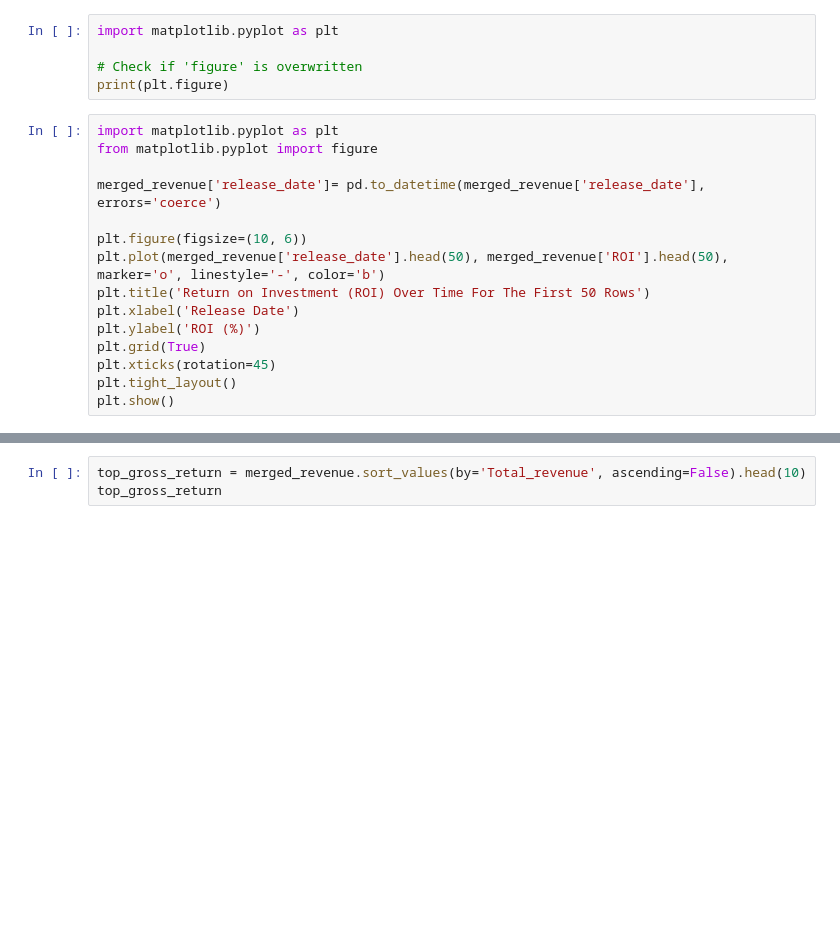
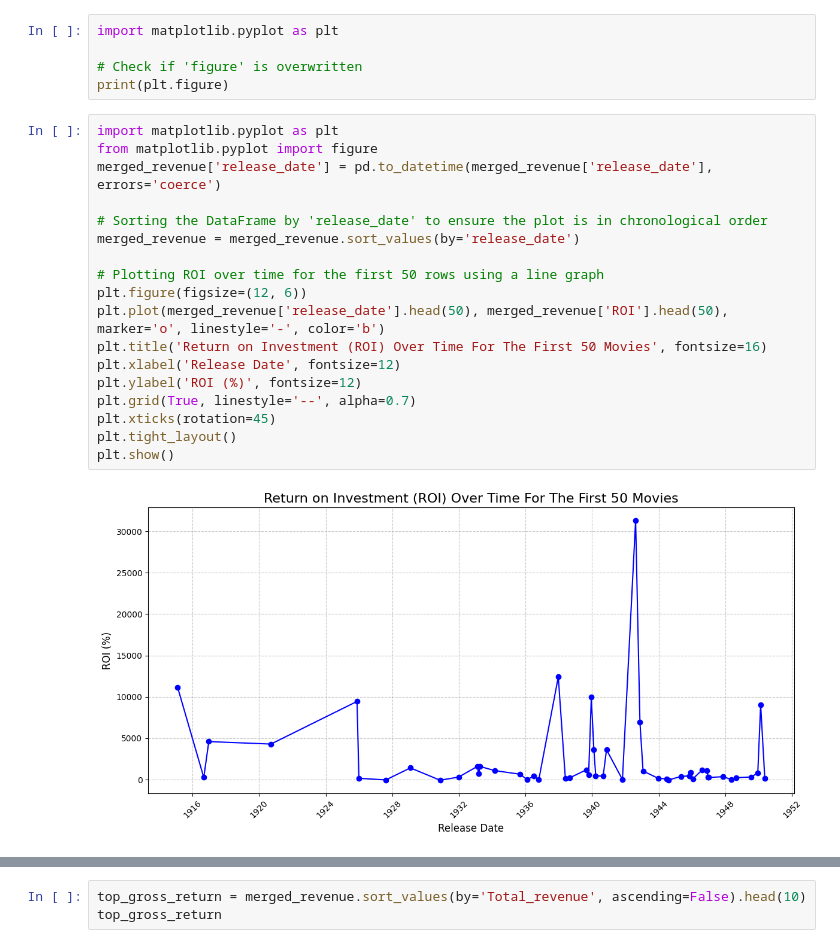
Before and after one commit to jameskoli/phase_one_project, a Jupyter notebook: index.ipynb, the cells around one changed output, grey strips where cells are left out. Saved outputs shown, nothing was run; the diff lists cells and outputs as text; blank space fills up the shorter version.

Commit message:
updated visualization to be more readable

```diff
--- a/index.ipynb
+++ b/index.ipynb
@@ -128,15 +128,20 @@ print(plt.figure)
 # %%
 import matplotlib.pyplot as plt
 from matplotlib.pyplot import figure
+merged_revenue['release_date'] = pd.to_datetime(merged_revenue['release_date'], errors='coerce')
 
-merged_revenue['release_date']= pd.to_datetime(merged_revenue['release_date'], errors='coerce')
+# Sorting the DataFrame by 'release_date' to ensure the plot is in chronological order
+merged_revenue = merged_revenue.sort_values(by='release_date')
 
-plt.figure(figsize=(10, 6))
+# Plotting ROI over time for the first 50 rows using a line graph
+plt.figure(figsize=(12, 6))
 plt.plot(merged_revenue['release_date'].head(50), merged_revenue['ROI'].head(50), marker='o', linestyle='-', color='b')
-plt.title('Return on Investment (ROI) Over Time For The First 50 Rows')
-plt.xlabel('Release Date')
-plt.ylabel('ROI (%)')
-plt.grid(True)
+plt.title('Return on Investment (ROI) Over Time For The First 50 Movies', fontsize=16)
+plt.xlabel('Release Date', fontsize=12)
+plt.ylabel('ROI (%)', fontsize=12)
+plt.grid(True, linestyle='--', alpha=0.7)
 plt.xticks(rotation=45)
 plt.tight_layout()
 plt.show()
+# %% [output]
+[figure, added]
```
Also changed, not shown: parts of 8 cells of this notebook.
